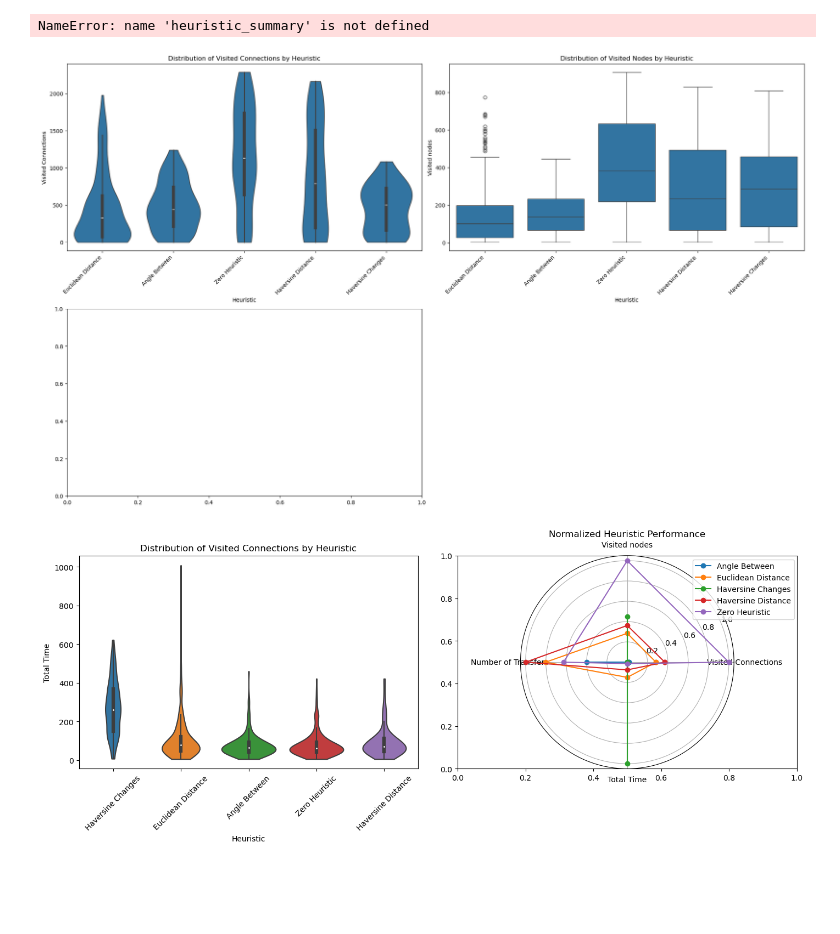
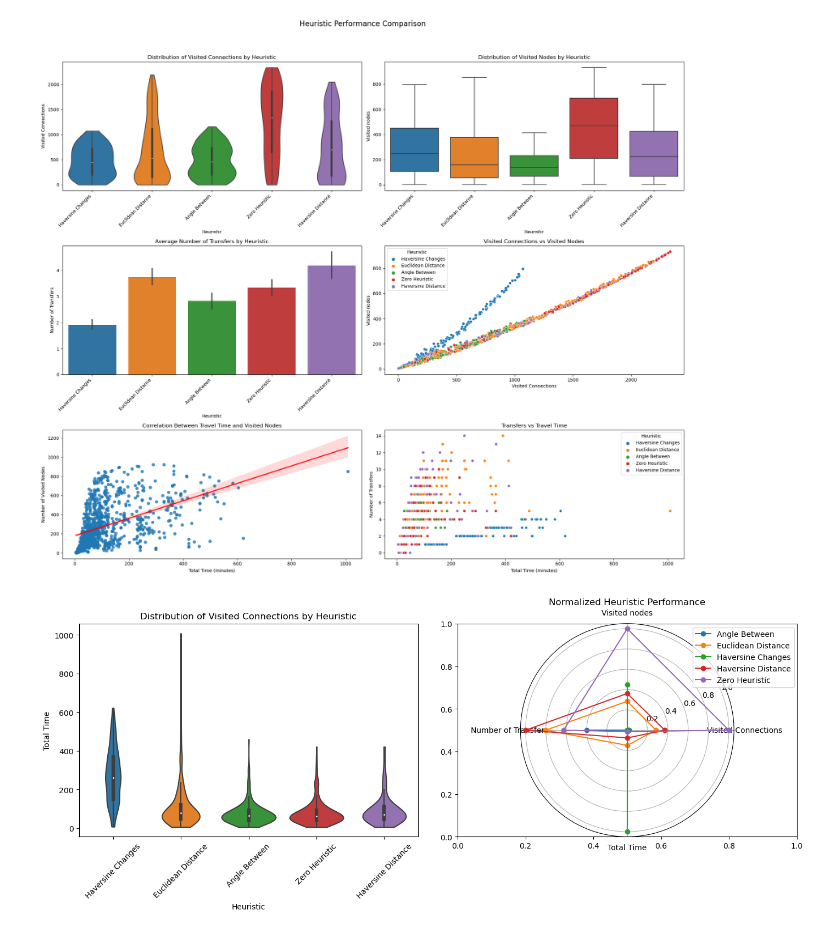
Before and after one commit to jkociecki/graph-search, a Jupyter notebook: plots.ipynb, the cells around one changed output. Drawn from its saved outputs; the diff is of its cells as text; code cells hidden in the pictures; blank space fills up the shorter version.

```diff
--- a/plots.ipynb
+++ b/plots.ipynb
@@ -174,8 +153,10 @@ import numpy as np
 # %%
-
+import pandas as pd
+import matplotlib.pyplot as plt
+import seaborn as sns
+import numpy as np
 
 data = pd.read_csv('results/results_final.csv')
-
 
 plt.figure(figsize=(20,18))
 
@@ -189,39 +170,41 @@ plt.subplot(3, 2, 2)
 sns.boxplot(x='Heuristic', y='Visited nodes', data=data)
 plt.title('Distribution of Visited Nodes by Heuristic')
 plt.xticks(rotation=45, ha='right')
 plt.tight_layout()
 
 plt.subplot(3, 2, 3)
-sns.barplot(x='Heuristic', y='Number of Transfers', data=heuristic_summary)
+sns.barplot(x='Heuristic', y='Number of Transfers', data=data)
 plt.title('Average Number of Transfers by Heuristic')
 plt.xticks(rotation=45, ha='right')
 plt.tight_layout()
 
 plt.subplot(3, 2, 4)
 sns.scatterplot(x='Visited Connections', y='Visited nodes', hue='Heuristic', data=data)
 plt.title('Visited Connections vs Visited Nodes')
 plt.tight_layout()
 
+# Zamiast boxplotu dla Number of Transfers (który jest podobny do wykresu w pozycji 3)
+# dodajemy wykres korelacji między czasem podróży a odwiedzonymi węzłami
 plt.subplot(3, 2, 5)
-sns.boxplot(x='Heuristic', y='Number of Transfers', data=data)
-plt.title('Number of Transfers per Heuristic')
-plt.xticks(rotation=45, ha='right')
+sns.regplot(x='Total Time', y='Visited nodes', data=data, scatter=True, line_kws={"color":"red"})
+plt.title('Correlation Between Travel Time and Visited Nodes')
+plt.xlabel('Total Time (minutes)')
+plt.ylabel('Number of Visited Nodes')
 plt.tight_layout()
 
 plt.subplot(3, 2, 6)
 sns.scatterplot(x='Total Time', y='Number of Transfers', hue='Heuristic', data=data)
 plt.title('Transfers vs Travel Time')
 plt.xlabel('Total Time (minutes)')
 plt.ylabel('Number of Transfers')
 plt.legend(title='Heuristic')
 plt.tight_layout()
 
 plt.suptitle('Heuristic Performance Comparison', fontsize=16)
 plt.tight_layout(rect=[0, 0.03, 1, 0.95])
 plt.show()
 # %% [output]
-NameError: name 'heuristic_summary' is not defined
-[figure, old version]
+[figure, new version]
 # %%
 fig, axes = plt.subplots(1, 2, figsize=(15, 6), subplot_kw={'polar': False})
 
```
Also changed, not shown: parts of 6 cells of this notebook, 11 other files.
